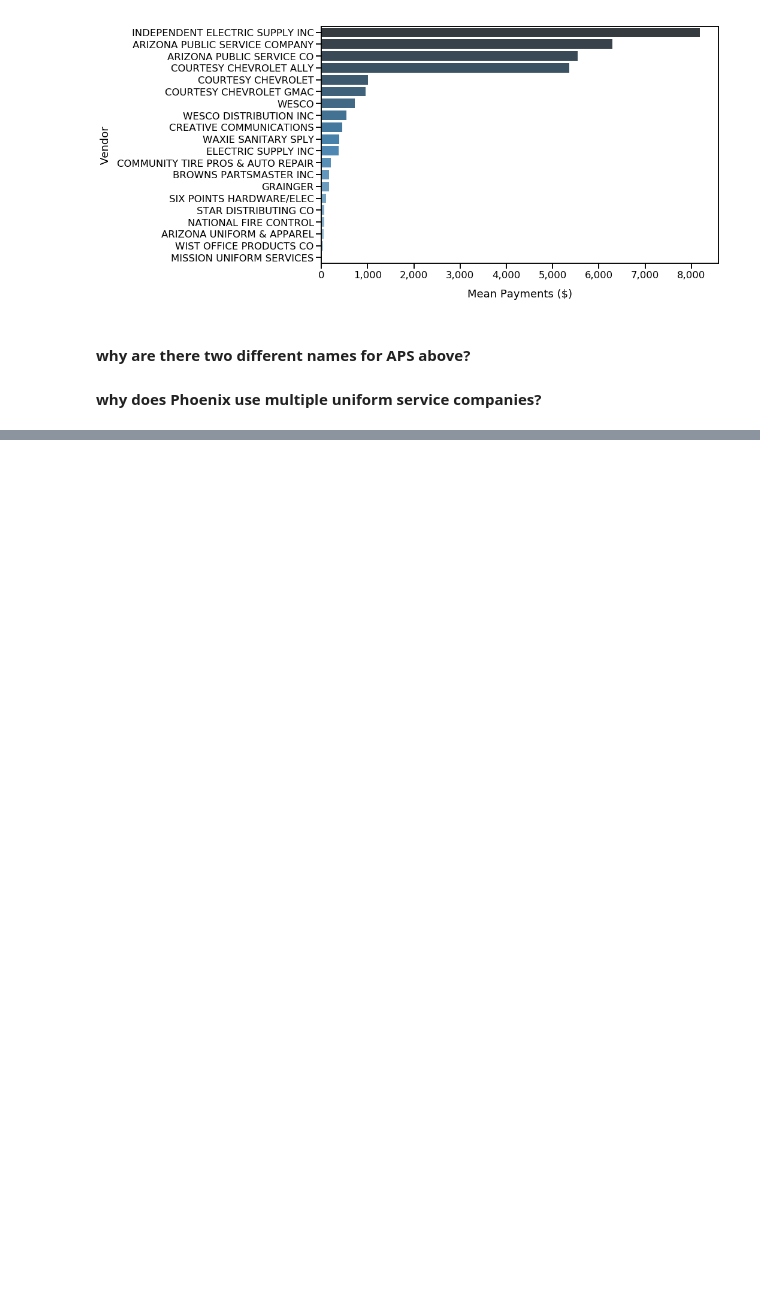
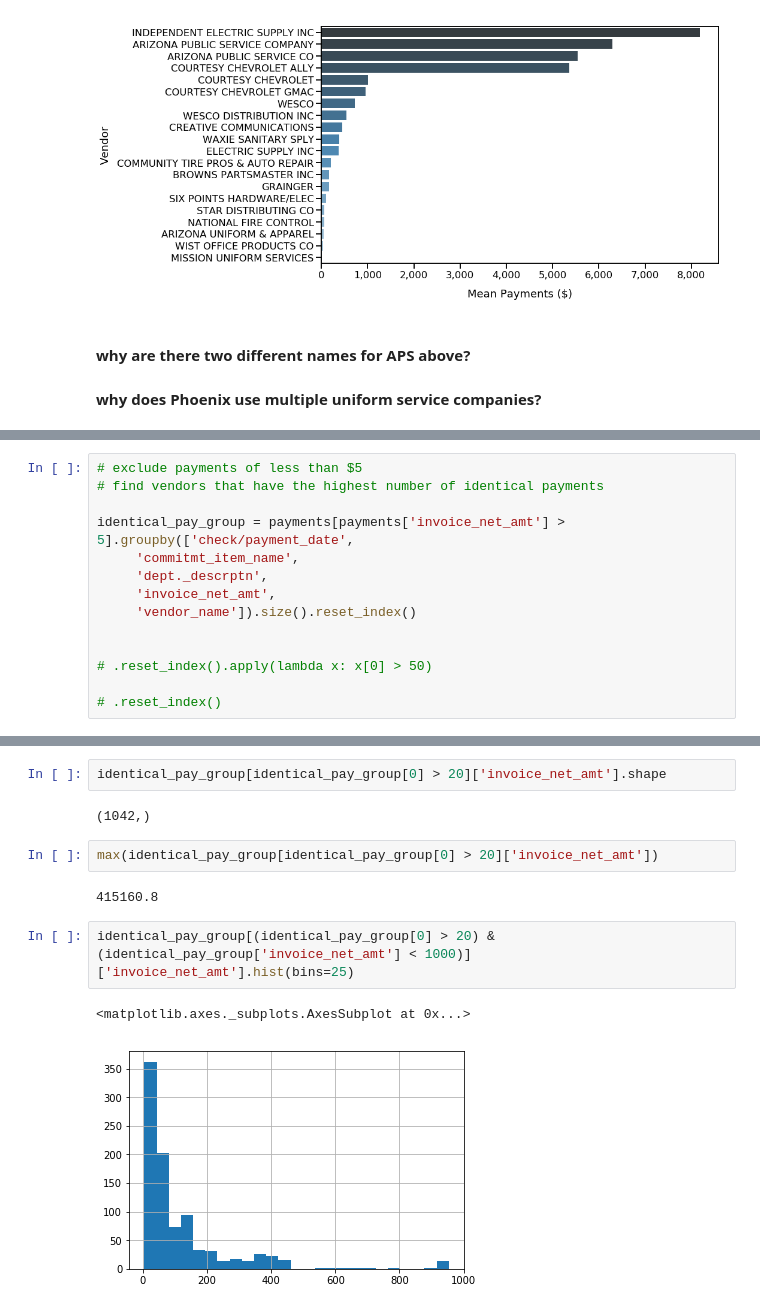
Before and after one commit to mrkjhsn/City-of-Phoenix-Vendor-Payments, a Jupyter notebook: vendor_analysis.ipynb, the cells around one changed output, grey strips where cells are left out. Drawn from its saved outputs; the diff is of its cells as text; blank space fills up the shorter version.

```diff
--- a/vendor_analysis.ipynb
+++ b/vendor_analysis.ipynb
@@ -194,0 +233,14 @@ x.style.format('${0:,.2f}')
+# %%
+# exclude payments of less than $5
+# find vendors that have the highest number of identical payments
+
+identical_pay_group = payments[payments['invoice_net_amt'] > 5].groupby(['check/payment_date',
+     'commitmt_item_name',
+     'dept._descrptn',
+     'invoice_net_amt',
+     'vendor_name']).size().reset_index()
+
+
+# .reset_index().apply(lambda x: x[0] > 50)
+
+# .reset_index()
@@ -194,0 +273,13 @@ x.style.format('${0:,.2f}')
+# %%
+identical_pay_group[identical_pay_group[0] > 20]['invoice_net_amt'].shape
+# %% [output]
+(1042,)
+# %%
+max(identical_pay_group[identical_pay_group[0] > 20]['invoice_net_amt'])
+# %% [output]
+415160.8
+# %%
+identical_pay_group[(identical_pay_group[0] > 20) & (identical_pay_group['invoice_net_amt'] < 1000)]['invoice_net_amt'].hist(bins=25)
+# %% [output]
+<matplotlib.axes._subplots.AxesSubplot at 0x...>
+[figure, added]
```
Also changed, not shown: parts of 18 cells of this notebook.
